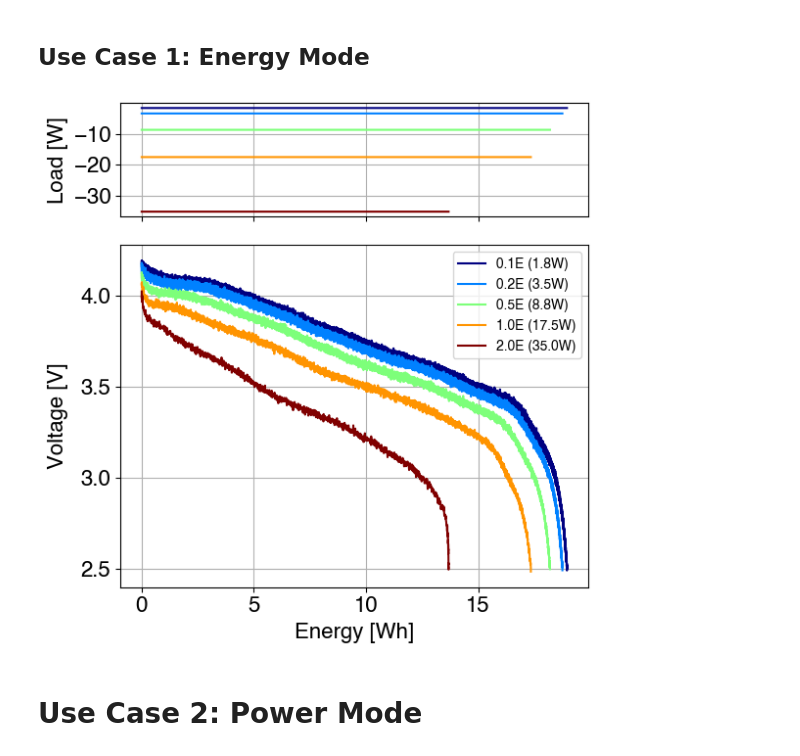
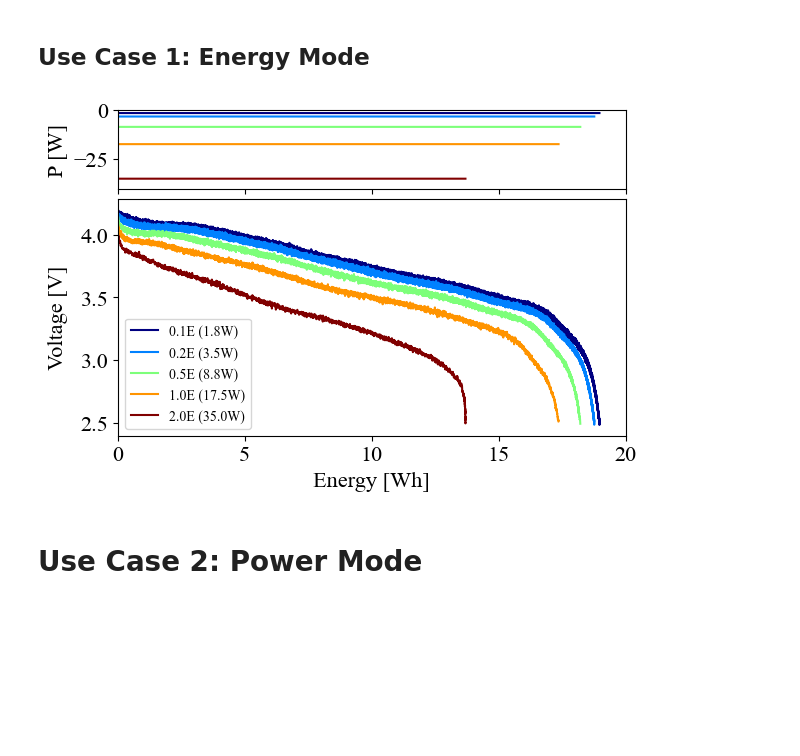
Before and after one commit to wengandrew/battery-digital-twin-from-scratch, a Jupyter notebook: notebooks/build_synthetic_profiles.ipynb, the cells around one changed output. Saved outputs shown, nothing was run; the diff lists cells and outputs as text; code cells hidden in the pictures; blank space fills up the shorter version.

Commit message:
Update plots

```diff
--- a/notebooks/build_synthetic_profiles.ipynb
+++ b/notebooks/build_synthetic_profiles.ipynb
@@ -26,6 +26,8 @@ solver           = pybamm.IDAKLUSolver(options={'dt_max':1})
 # %%
 VOLTAGE_STD_LOW = 0.0002*5 #0.02% of FSR with 5V range = 1 mV; represents high precision lab equipment
 VOLTAGE_STD_HIGH = 0.01;   # 10 mV of voltage noise; represents on-board equipment
+# %%
+FIGSIZE = (6, 4)
 # %% [markdown]
 ## First simulate a 1C discharge to obtain some nominal value for cell energy
 # %%
@@ -96,43 +98,47 @@ def summarize_solution(sol, voltage_std=0.01):
 # Set the discharge powers to simulate
 e_rate_list = np.array([0.1, 0.2, 0.5, 1.0, 2.0])
 
-fig, (ax1, ax2) = plt.subplots(2, 1, sharex=True, height_ratios=[1, 3])
-plt.subplots_adjust(hspace=0)
+fig, (ax1, ax2) = plt.subplots(2, 1, sharex=True, height_ratios=[1, 3],
+                               figsize=FIGSIZE)
+ax1.grid(False)
+ax2.grid(False)
 
 # Create a colormap with enough colors for our e_rates
 colors = plt.cm.jet(np.linspace(0, 1, len(e_rate_list)))
 
 for e_rate, color in zip(e_rate_list, colors):
 
     experiment = pybamm.Experiment(
         [f"Discharge at {e_rate*nominal_energy:.2f}W until 2.5V"]
         )
 
     sim = pybamm.Simulation(model=model,
                             parameter_values=parameter_values,
                             experiment=experiment,
                             solver=solver)
 
     sol = sim.solve(initial_soc=1)
 
     df = summarize_solution(sol, voltage_std=VOLTAGE_STD_HIGH)
     df.to_csv(f'../output/synthetic_data/use_case_1_{e_rate:.1f}E.csv')
 
     ax1.plot(df['Energy [Wh]'], -df['Power [W]'], color=color)
     ax2.plot(df['Energy [Wh]'], df['Voltage [V]'], color=color,
              label=f"{e_rate:.1f}E ({e_rate*nominal_energy:.1f}W)")
 
-ax1.set_ylabel("Load [W]")
+ax1.set_ylabel("P [W]")
+ax1.set_ylim((-40, 0))
 ax2.set_ylabel("Voltage [V]")
 ax2.set_xlabel("Energy [Wh]")
+ax2.set_xlim((0, 20))
 
-plt.tight_layout()
+plt.tight_layout(pad=0.25)
 fig.align_ylabels([ax1, ax2])
-ax2.legend(fontsize=10)
-
+ax2.legend(fontsize=10, loc='lower left')
+ax2.xaxis.set_major_formatter(plt.FuncFormatter(lambda x, p: f"{x:.0f}"))
 plt.savefig('../output/figs/use_case_1.png', dpi=150)
 # %% [output]
-[figure, old version]
+[figure, new version]
 # %% [markdown]
 # Use Case 2: Power Mode
 # %%
```
Also changed, not shown: parts of 8 cells of this notebook, 44 other files.
